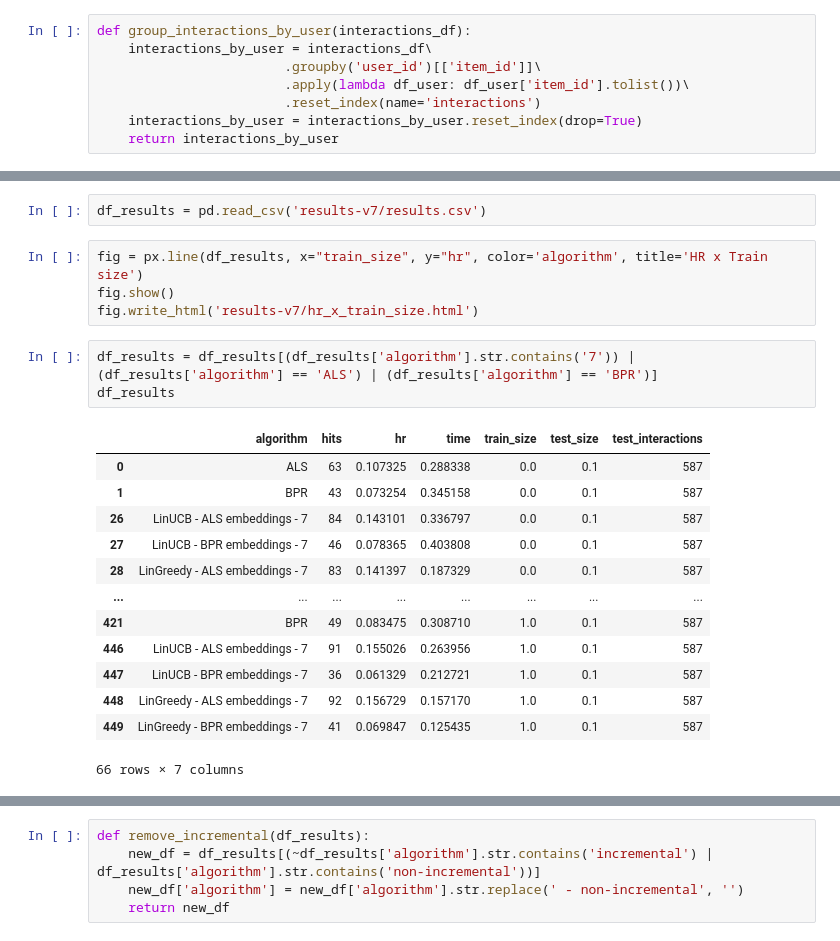
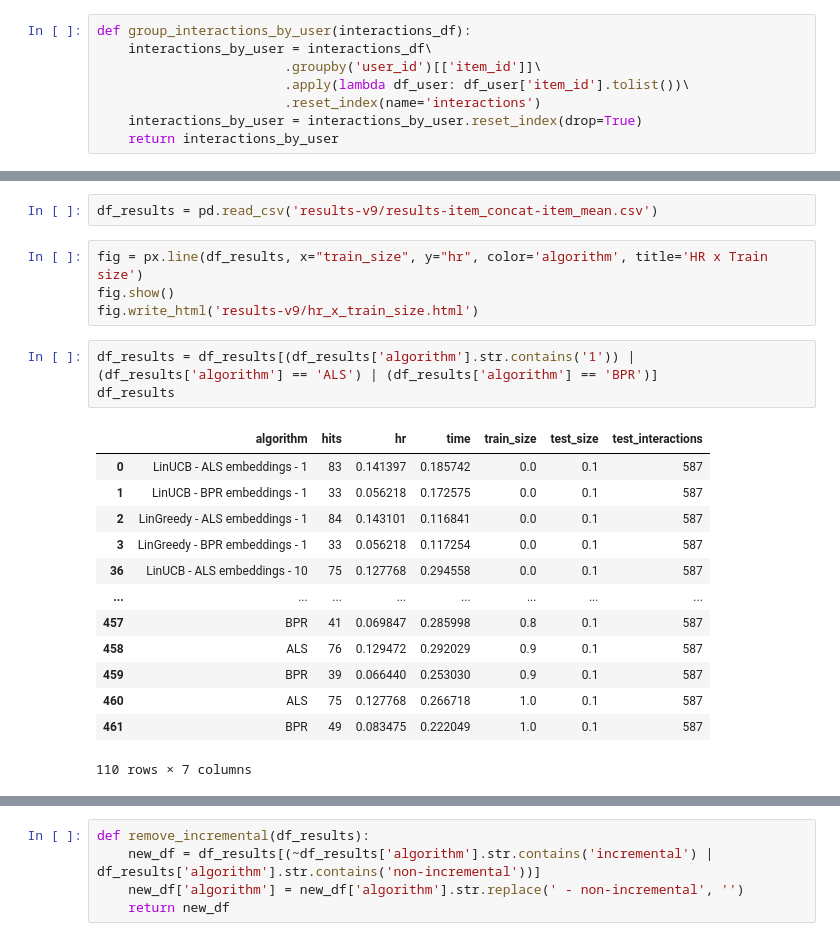
Before and after one commit to GregorioFornetti/Estudos-MAB, a Jupyter notebook: mab2rec/testes_incremental_concat.ipynb, the cells around one changed output, grey strips where cells are left out. Cells and saved outputs as stored; diff of their text form.

Commit message:
códigos incremental concat

```diff
--- a/mab2rec/testes_incremental_concat.ipynb
+++ b/mab2rec/testes_incremental_concat.ipynb
@@ -544,24 +598,24 @@ See the caveats in the documentation: https://pandas.pydata.org/pandas-docs/stab
 # %%
-df_results = pd.read_csv('results-v7/results.csv')
+df_results = pd.read_csv('results-v9/results-item_concat-item_mean.csv')
 # %%
 fig = px.line(df_results, x="train_size", y="hr", color='algorithm', title='HR x Train size')
 fig.show()
-fig.write_html('results-v7/hr_x_train_size.html')
+fig.write_html('results-v9/hr_x_train_size.html')
 # %%
-df_results = df_results[(df_results['algorithm'].str.contains('7')) | (df_results['algorithm'] == 'ALS') | (df_results['algorithm'] == 'BPR')]
+df_results = df_results[(df_results['algorithm'].str.contains('1')) | (df_results['algorithm'] == 'ALS') | (df_results['algorithm'] == 'BPR')]
 df_results
 # %% [output]
 |  | algorithm | hits | hr | time | train_size | test_size | test_interactions |
-| 0 | ALS | 63 | 0.107325 | 0.288338 | 0.0 | 0.1 | 587 |
-| 1 | BPR | 43 | 0.073254 | 0.345158 | 0.0 | 0.1 | 587 |
-| 26 | LinUCB - ALS embeddings - 7 | 84 | 0.143101 | 0.336797 | 0.0 | 0.1 | 587 |
-| 27 | LinUCB - BPR embeddings - 7 | 46 | 0.078365 | 0.403808 | 0.0 | 0.1 | 587 |
-| 28 | LinGreedy - ALS embeddings - 7 | 83 | 0.141397 | 0.187329 | 0.0 | 0.1 | 587 |
+| 0 | LinUCB - ALS embeddings - 1 | 83 | 0.141397 | 0.185742 | 0.0 | 0.1 | 587 |
+| 1 | LinUCB - BPR embeddings - 1 | 33 | 0.056218 | 0.172575 | 0.0 | 0.1 | 587 |
+| 2 | LinGreedy - ALS embeddings - 1 | 84 | 0.143101 | 0.116841 | 0.0 | 0.1 | 587 |
+| 3 | LinGreedy - BPR embeddings - 1 | 33 | 0.056218 | 0.117254 | 0.0 | 0.1 | 587 |
+| 36 | LinUCB - ALS embeddings - 10 | 75 | 0.127768 | 0.294558 | 0.0 | 0.1 | 587 |
 | ... | ... | ... | ... | ... | ... | ... | ... |
-| 421 | BPR | 49 | 0.083475 | 0.308710 | 1.0 | 0.1 | 587 |
-| 446 | LinUCB - ALS embeddings - 7 | 91 | 0.155026 | 0.263956 | 1.0 | 0.1 | 587 |
-| 447 | LinUCB - BPR embeddings - 7 | 36 | 0.061329 | 0.212721 | 1.0 | 0.1 | 587 |
-| 448 | LinGreedy - ALS embeddings - 7 | 92 | 0.156729 | 0.157170 | 1.0 | 0.1 | 587 |
-| 449 | LinGreedy - BPR embeddings - 7 | 41 | 0.069847 | 0.125435 | 1.0 | 0.1 | 587 |
+| 457 | BPR | 41 | 0.069847 | 0.285998 | 0.8 | 0.1 | 587 |
+| 458 | ALS | 76 | 0.129472 | 0.292029 | 0.9 | 0.1 | 587 |
+| 459 | BPR | 39 | 0.066440 | 0.253030 | 0.9 | 0.1 | 587 |
+| 460 | ALS | 75 | 0.127768 | 0.266718 | 1.0 | 0.1 | 587 |
+| 461 | BPR | 49 | 0.083475 | 0.222049 | 1.0 | 0.1 | 587 |
-66 rows × 7 columns
+110 rows × 7 columns
 # %%
```
Also changed, not shown: parts of 6 cells of this notebook, 10 other files.
